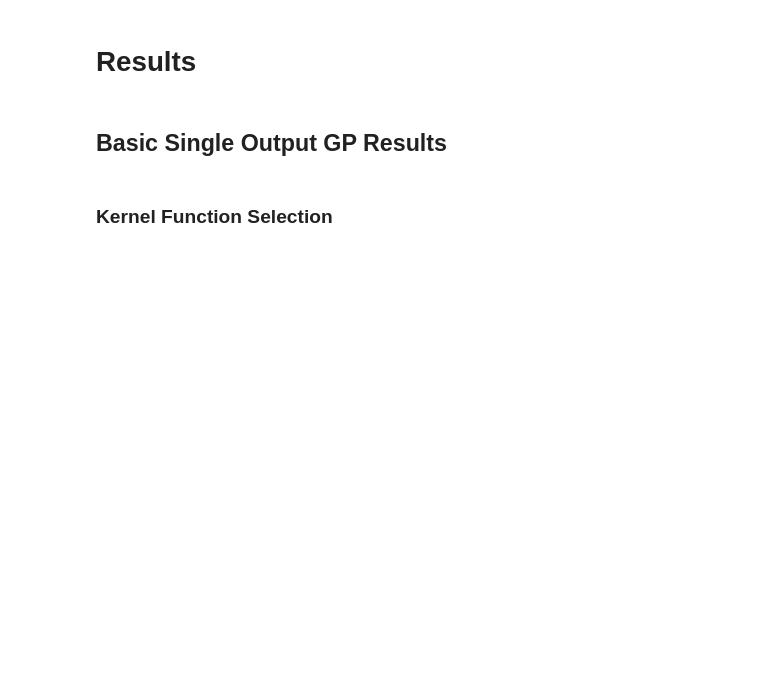
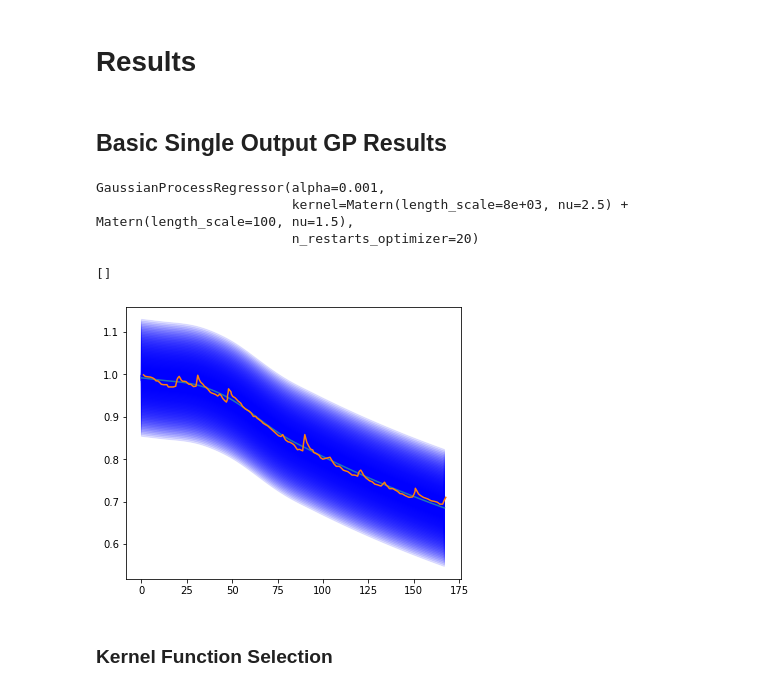
Before and after one commit to aniket-ak/Battery-SOH-Forecasting, a Jupyter notebook: Notebooks/Battery.ipynb, the cells around one changed output. Saved outputs shown, nothing was run; the diff lists cells and outputs as text; code cells hidden in the pictures; blank space fills up the shorter version.

```diff
--- a/Notebooks/Battery.ipynb
+++ b/Notebooks/Battery.ipynb
@@ -72,6 +72,43 @@ for i in range(1):
 # Results
 # %% [markdown]
 ## Basic Single Output GP Results
+# %%
+capacity, time = read_capacity_data('A1')
+# %%
+learn_till = 100
+X = time[np.where(time<learn_till)][:,np.newaxis]
+y = capacity[np.where(time<learn_till)][:,np.newaxis]
+# %%
+from sklearn.gaussian_process.kernels import ExpSineSquared, Matern, WhiteKernel, ExpSineSquared
+from sklearn.gaussian_process import GaussianProcessRegressor
+
+ma5 = Matern(length_scale=8e3,nu=5/2, length_scale_bounds=(1e-1, 5e3))
+ma3 = Matern(length_scale=1e2,nu=3/2, length_scale_bounds=(1e-1, 5e2))
+pe = ExpSineSquared(length_scale=1.0, periodicity=1.0, length_scale_bounds=(1e-05, 1e6), periodicity_bounds=(1e-05, 1e6))
+
+kernel = ma5+ma3
+gp = GaussianProcessRegressor(kernel=kernel,normalize_y=False, alpha=0.001, n_restarts_optimizer=20)
+
+gp.fit(X, y)
+# %% [output]
+GaussianProcessRegressor(alpha=0.001,
+                         kernel=Matern(length_scale=8e+03, nu=2.5) + Matern(length_scale=100, nu=1.5),
+                         n_restarts_optimizer=20)
+# %%
+x = np.atleast_2d(np.linspace(0,167,100)).T
+y_pred, sigma = gp.predict(x, return_std=True)
+# %%
+plt.figure(figsize=(6,5))
+plt.plot(x, y_pred)
+plt.fill(np.concatenate([x, x[::-1]]),np.concatenate([y_pred -  sigma,(y_pred + sigma)[::-1]]), alpha=0.1, c='b')
+plt.plot(time, capacity)
+plt.plot()
+# plt.ylim(0.5,1.05)
+# plt.axhline(y=0.775)
+# plt.axvline(x=learn_till, c='r', linestyle='--')
+# %% [output]
+[]
+[figure, added]
 # %% [markdown]
 ### Kernel Function Selection
 # %% [markdown]
```
